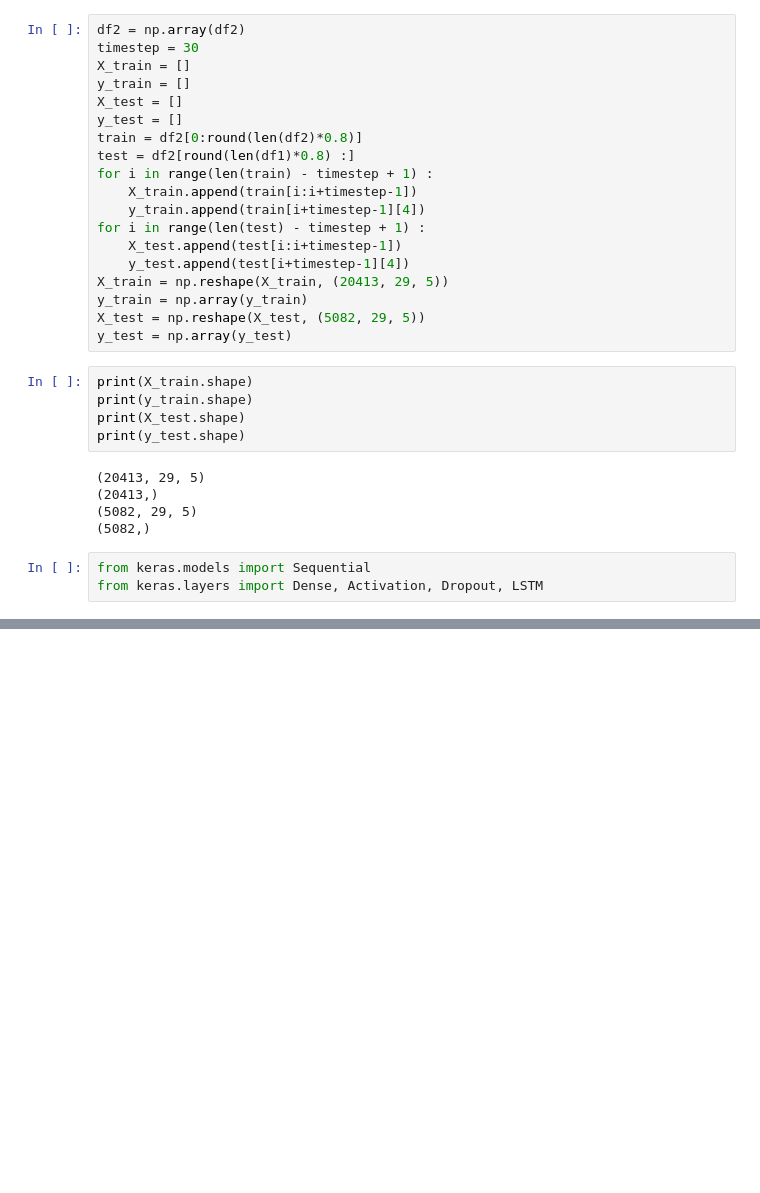
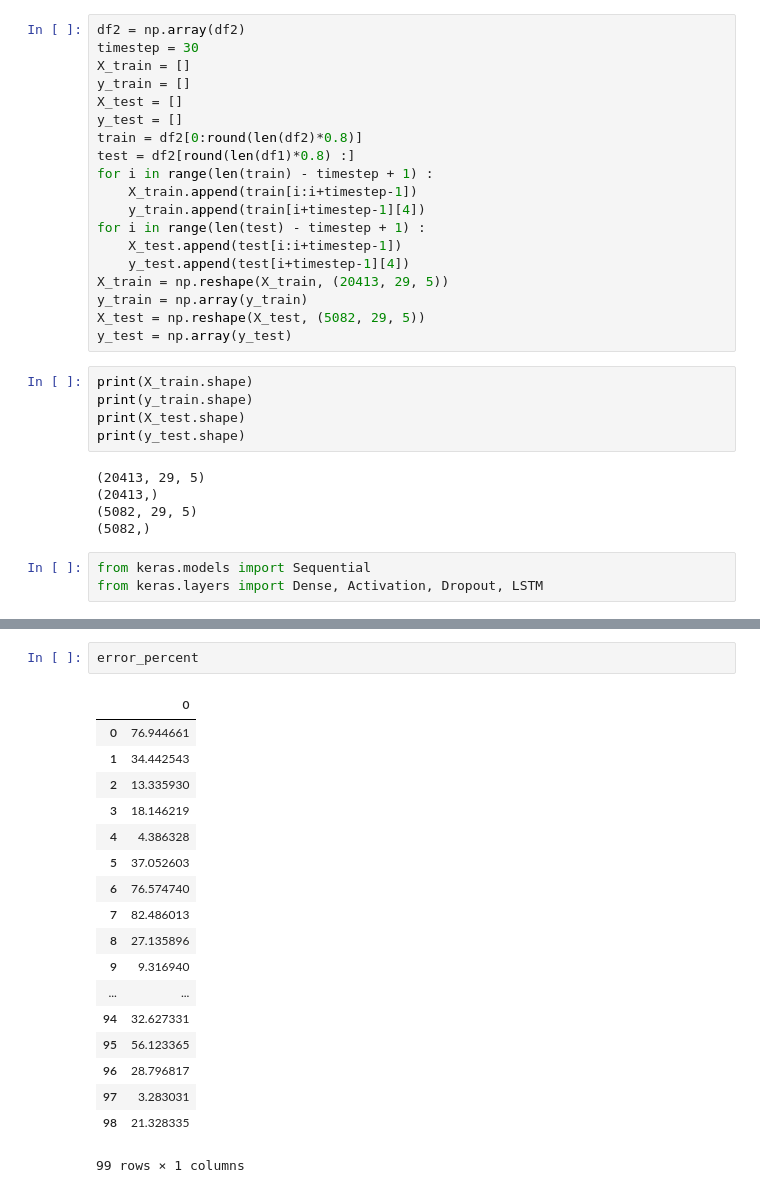
Before and after one commit to adityaprabhat01/HurricaneTrajectory, a Jupyter notebook: model.ipynb, the cells around one changed output, grey strips where cells are left out. Cells and saved outputs as stored; diff of their text form; blank space fills up the shorter version.

```diff
--- a/model.ipynb
+++ b/model.ipynb
@@ -415,0 +415,21 @@ error1.describe()
+# %%
+error_percent
+# %% [output]
+|  | 0 |
+| 0 | 76.944661 |
+| 1 | 34.442543 |
+| 2 | 13.335930 |
+| 3 | 18.146219 |
+| 4 | 4.386328 |
+| 5 | 37.052603 |
+| 6 | 76.574740 |
+| 7 | 82.486013 |
+| 8 | 27.135896 |
+| 9 | 9.316940 |
+| ... | ... |
+| 94 | 32.627331 |
+| 95 | 56.123365 |
+| 96 | 28.796817 |
+| 97 | 3.283031 |
+| 98 | 21.328335 |
+99 rows × 1 columns
```
Also changed, not shown: parts of 8 cells of this notebook, 1 other file.
